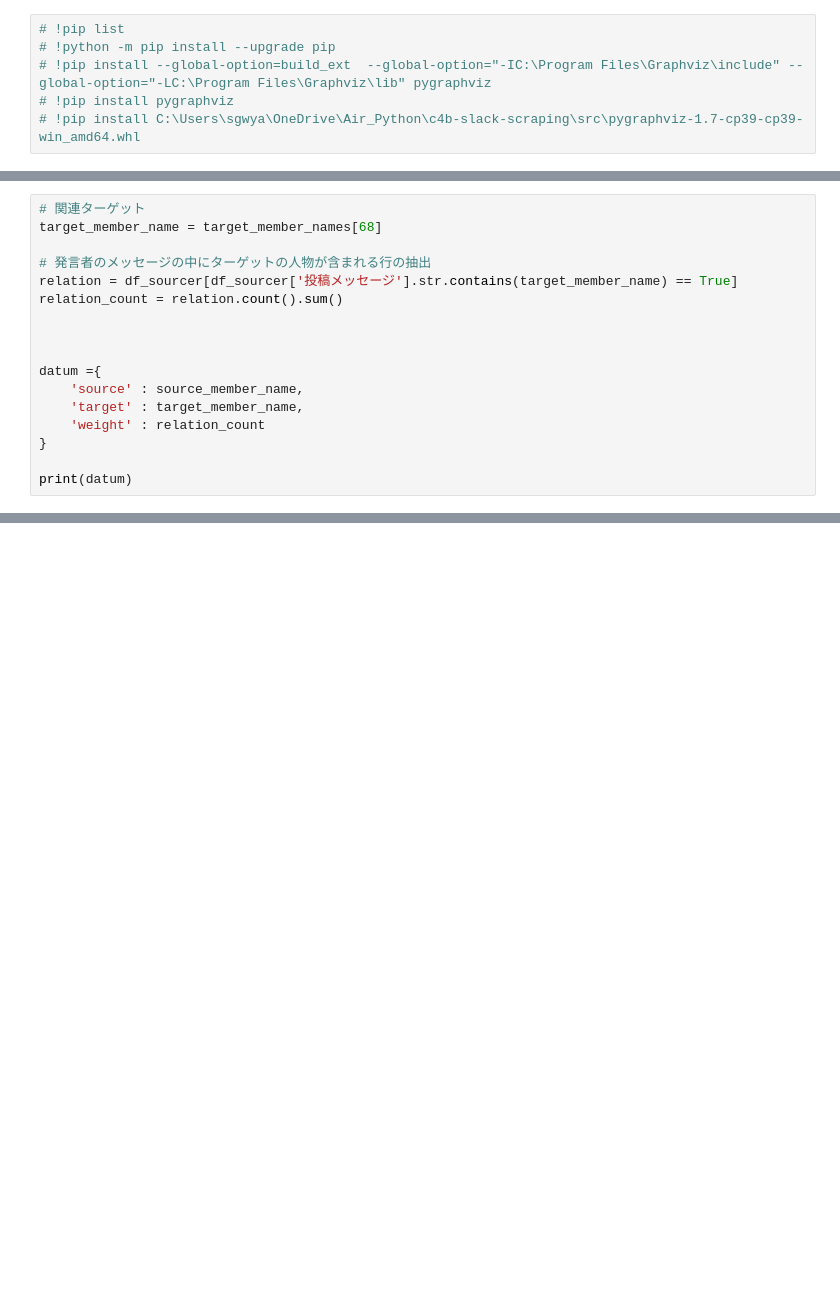
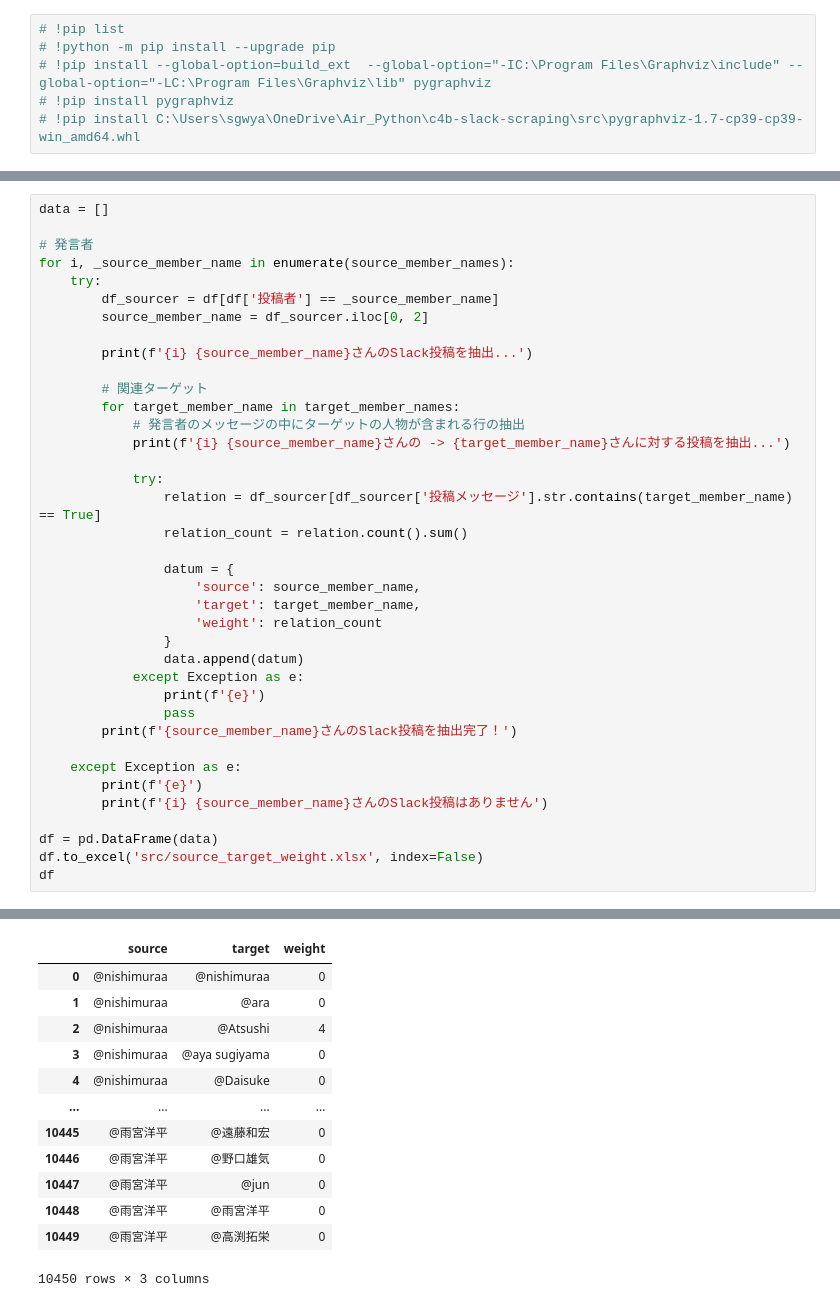
Before and after one commit to SimaAjiS/code4biz-slack_scraping, a Jupyter notebook: NetworkX_PyFraphvizでSlack人物相関可視化.ipynb, the cells around one changed output, grey strips where cells are left out. Cells and saved outputs as stored; diff of their text form; blank space fills up the shorter version.

```diff
--- a/NetworkX_PyFraphvizでSlack人物相関可視化.ipynb
+++ b/NetworkX_PyFraphvizでSlack人物相関可視化.ipynb
@@ -83,17 +63,0 @@ ara
-# %%
-# 関連ターゲット
-target_member_name = target_member_names[68]
-
-# 発言者のメッセージの中にターゲットの人物が含まれる行の抽出
-relation = df_sourcer[df_sourcer['投稿メッセージ'].str.contains(target_member_name) == True]
-relation_count = relation.count().sum()
-
-
-
-datum ={
-    'source' : source_member_name,
-    'target' : target_member_name,
-    'weight' : relation_count
-}
-
-print(datum)
@@ -129,0 +79,39 @@ fig.savefig("test.png")
+# %%
+data = []
+
+# 発言者
+for i, _source_member_name in enumerate(source_member_names):
+    try:
+        df_sourcer = df[df['投稿者'] == _source_member_name]
+        source_member_name = df_sourcer.iloc[0, 2]
+
+        print(f'{i} {source_member_name}さんのSlack投稿を抽出...')
+
+        # 関連ターゲット
+        for target_member_name in target_member_names:
+            # 発言者のメッセージの中にターゲットの人物が含まれる行の抽出
+            print(f'{i} {source_member_name}さんの -> {target_member_name}さんに対する投稿を抽出...')
+
+            try:
+                relation = df_sourcer[df_sourcer['投稿メッセージ'].str.contains(target_member_name) == True]
+                relation_count = relation.count().sum()
+
+                datum = {
+                    'source': source_member_name,
+                    'target': target_member_name,
+                    'weight': relation_count
+                }
+                data.append(datum)
+            except Exception as e:
+                print(f'{e}')
+                pass
+        print(f'{source_member_name}さんのSlack投稿を抽出完了！')
+
+    except Exception as e:
+        print(f'{e}')
+        print(f'{i} {source_member_name}さんのSlack投稿はありません')
+
+df = pd.DataFrame(data)
+df.to_excel('src/source_target_weight.xlsx', index=False)
+df
+# %% [output]
@@ -129,0 +152,13 @@ fig.savefig("test.png")
+|  | source | target | weight |
+| 0 | @nishimuraa | @nishimuraa | 0 |
+| 1 | @nishimuraa | @ara | 0 |
+| 2 | @nishimuraa | @Atsushi | 4 |
+| 3 | @nishimuraa | @aya sugiyama | 0 |
+| 4 | @nishimuraa | @Daisuke | 0 |
+| ... | ... | ... | ... |
+| 10445 | @雨宮洋平 | @遠藤和宏 | 0 |
+| 10446 | @雨宮洋平 | @野口雄気 | 0 |
+| 10447 | @雨宮洋平 | @jun | 0 |
+| 10448 | @雨宮洋平 | @雨宮洋平 | 0 |
+| 10449 | @雨宮洋平 | @高渕拓栄 | 0 |
+10450 rows × 3 columns
```
Also changed, not shown: parts of 17 cells of this notebook.
